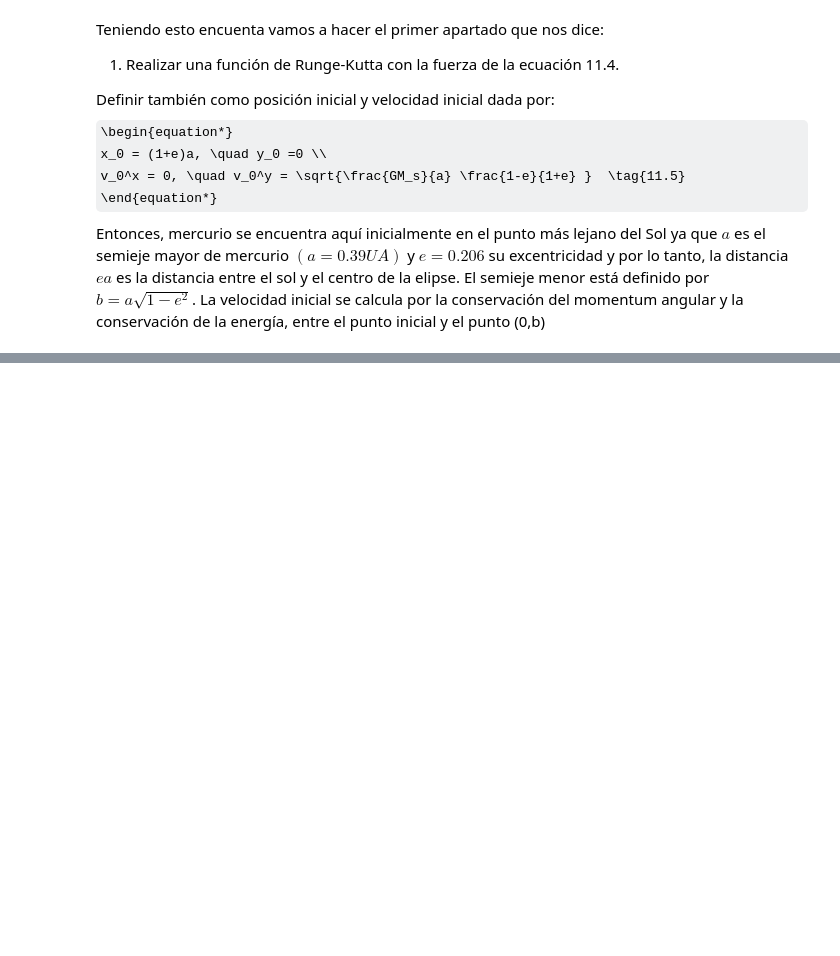
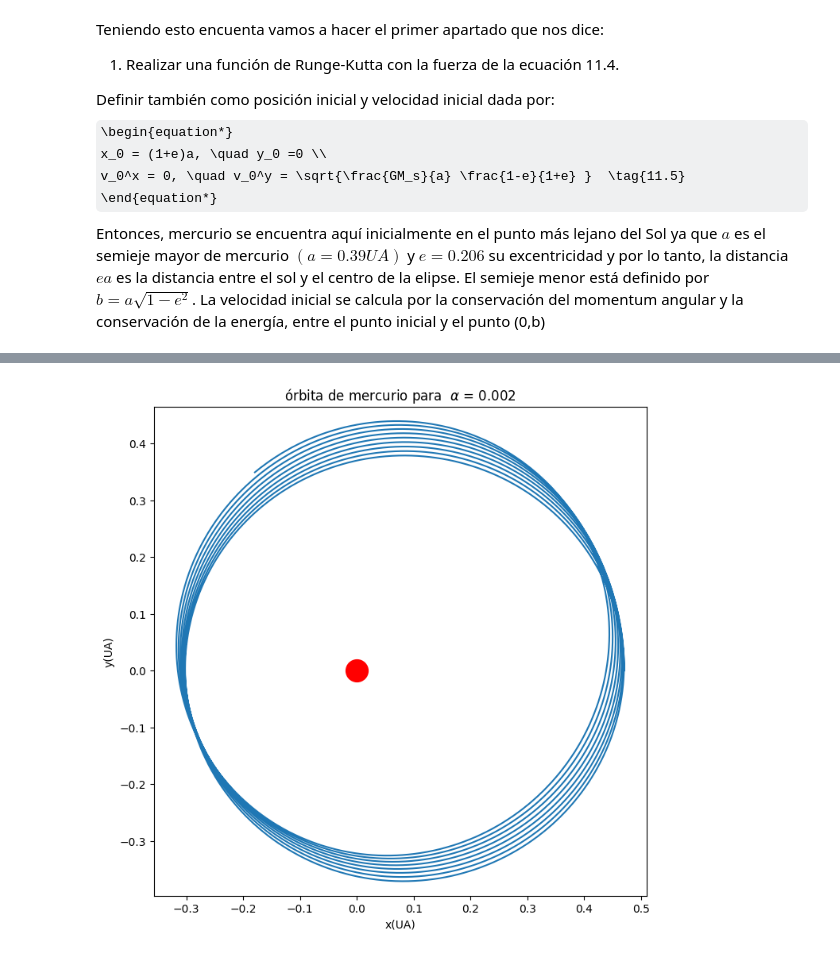
Before and after one commit to JFernando6321/computational-physics-projects, a Jupyter notebook: perihelio_de_mercurio.ipynb, the cells around one changed output, grey strips where cells are left out. Saved outputs shown, nothing was run; the diff lists cells and outputs as text; code cells hidden in the pictures; some formulas as TeX source; blank space fills up the shorter version.

```diff
--- a/perihelio_de_mercurio.ipynb
+++ b/perihelio_de_mercurio.ipynb
@@ -193,0 +174,15 @@ plt.show()
+# %%
+x_3, y_3, vx_3, vy_3, t = runge_kutta_4(x0, y0, vx0 ,vy0 , dt, N, 0.002)
+
+# Obtenemos la orbita que buscamos
+
+plt.figure(figsize=(8,8))
+plt.plot(x_3,y_3)
+plt.xlabel('x(UA)')
+plt.ylabel('y(UA)')
+plt.title('órbita de mercurio para  $\\alpha$ = 0.002' )
+plt.axis('equal')
+plt.plot([0],[0],'or',markersize=20)
+plt.show()
+# %% [output]
+[figure, added]
```
Also changed, not shown: parts of 13 cells of this notebook.
